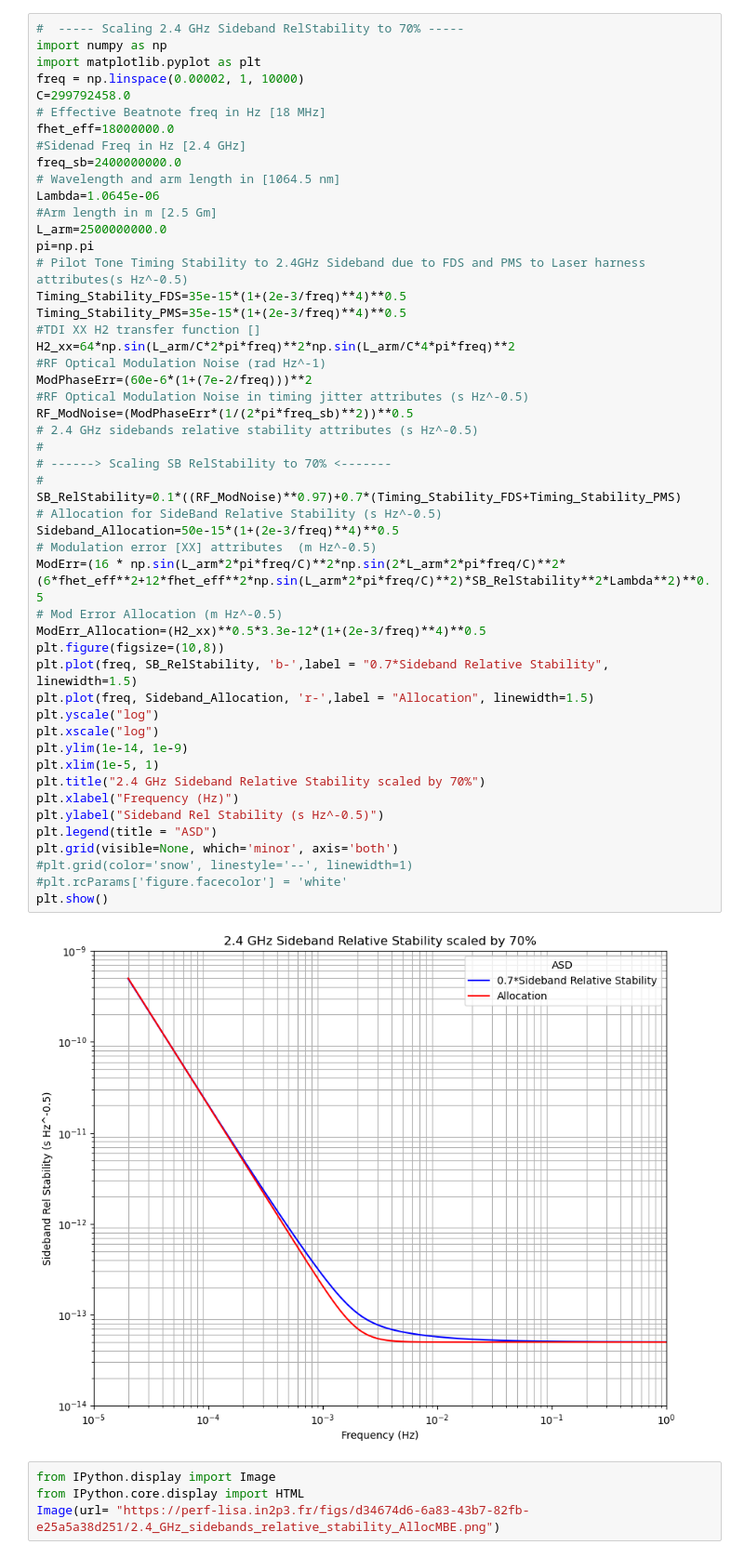
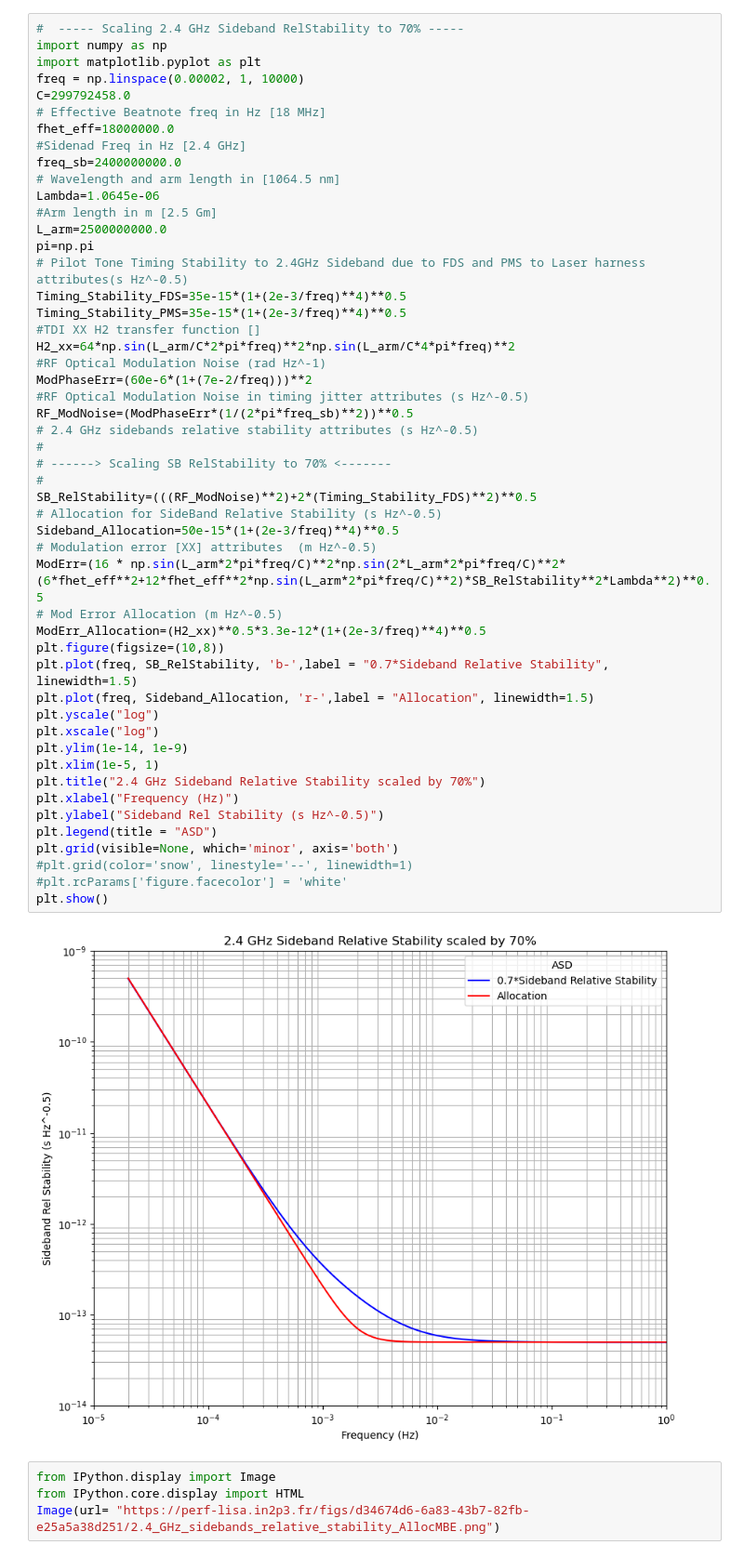
Before and after one commit to raidurgesh/RFNoise, a Jupyter notebook: RFModErr01.ipynb, the cells around one changed output. Shown at 93% size. Cells and saved outputs as stored; diff of their text form.

```diff
--- a/RFModErr01.ipynb
+++ b/RFModErr01.ipynb
@@ -159,35 +159,35 @@ H2_xx=64*np.sin(L_arm/C*2*pi*freq)**2*np.sin(L_arm/C*4*pi*freq)**2
 #RF Optical Modulation Noise (rad Hz^-1)
 ModPhaseErr=(60e-6*(1+(7e-2/freq)))**2
 #RF Optical Modulation Noise in timing jitter attributes (s Hz^-0.5)
 RF_ModNoise=(ModPhaseErr*(1/(2*pi*freq_sb)**2))**0.5
 # 2.4 GHz sidebands relative stability attributes (s Hz^-0.5)
 #
 # ------> Scaling SB RelStability to 70% <-------
 #
-SB_RelStability=0.1*((RF_ModNoise)**0.97)+0.7*(Timing_Stability_FDS+Timing_Stability_PMS)
+SB_RelStability=(((RF_ModNoise)**2)+2*(Timing_Stability_FDS)**2)**0.5
 # Allocation for SideBand Relative Stability (s Hz^-0.5)
 Sideband_Allocation=50e-15*(1+(2e-3/freq)**4)**0.5
 # Modulation error [XX] attributes  (m Hz^-0.5)
 ModErr=(16 * np.sin(L_arm*2*pi*freq/C)**2*np.sin(2*L_arm*2*pi*freq/C)**2*(6*fhet_eff**2+12*fhet_eff**2*np.sin(L_arm*2*pi*freq/C)**2)*SB_RelStability**2*Lambda**2)**0.5
 # Mod Error Allocation (m Hz^-0.5)
 ModErr_Allocation=(H2_xx)**0.5*3.3e-12*(1+(2e-3/freq)**4)**0.5
 plt.figure(figsize=(10,8))
 plt.plot(freq, SB_RelStability, 'b-',label = "0.7*Sideband Relative Stability", linewidth=1.5)
 plt.plot(freq, Sideband_Allocation, 'r-',label = "Allocation", linewidth=1.5)
 plt.yscale("log")
 plt.xscale("log")
 plt.ylim(1e-14, 1e-9)
 plt.xlim(1e-5, 1)
 plt.title("2.4 GHz Sideband Relative Stability scaled by 70%")
 plt.xlabel("Frequency (Hz)")
 plt.ylabel("Sideband Rel Stability (s Hz^-0.5)")
 plt.legend(title = "ASD")
 plt.grid(visible=None, which='minor', axis='both')
 #plt.grid(color='snow', linestyle='--', linewidth=1)
 #plt.rcParams['figure.facecolor'] = 'white'
 plt.show()
 # %% [output]
-[figure, old version]
+[figure, new version]
 # %%
 from IPython.display import Image
 from IPython.core.display import HTML
```
